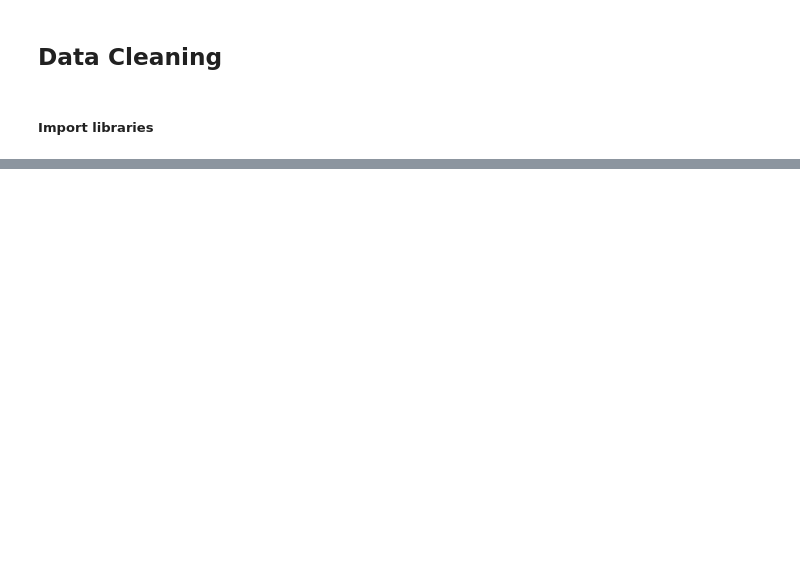
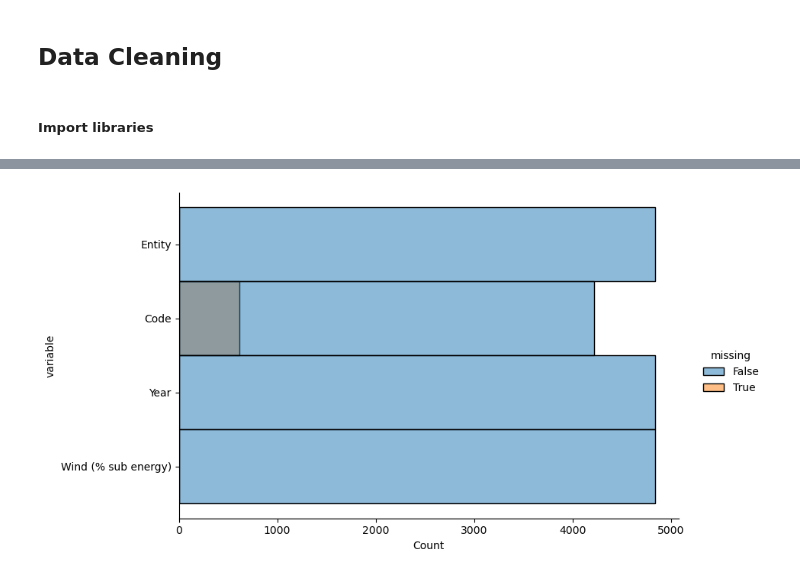
Before and after one commit to fenilenvinileno97/advance-ds-environment, a Jupyter notebook: notebooks/0.1-marlon-data-cleaning.ipynb, the cells around one changed output, grey strips where cells are left out. Saved outputs shown, nothing was run; the diff lists cells and outputs as text; code cells hidden in the pictures; blank space fills up the shorter version.

```diff
--- a/notebooks/0.1-marlon-data-cleaning.ipynb
+++ b/notebooks/0.1-marlon-data-cleaning.ipynb
@@ -20,0 +38,4 @@ import seaborn as sns
+# %%
+display(Markdown(f"### **Dataset:** {names_renewable_dir[1]}"))
+wind_share_energy_df = pd.read_csv(renewable_dir[1])
+wind_share_energy_df.tail()
@@ -20,0 +50,4 @@ import seaborn as sns
+# %%
+visual.null_values_proportion(wind_share_energy_df)
+# %% [output]
+[figure, added]
```
Also changed, not shown: parts of 38 cells of this notebook, 1 other file.
